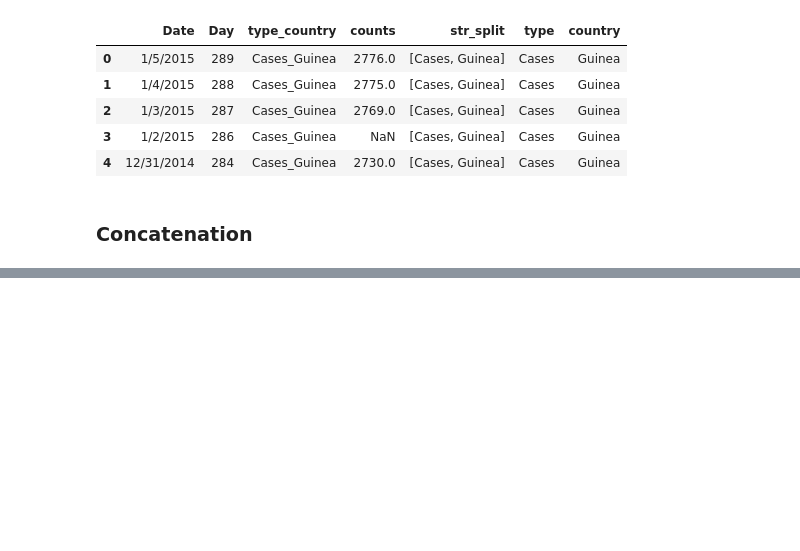
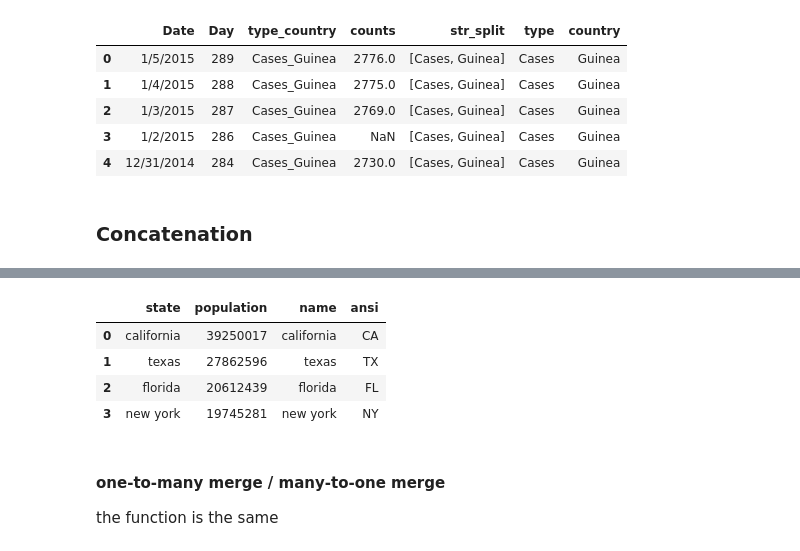
Before and after one commit to tanny411/Data-Camp, a Jupyter notebook: Datascience with Python career track/course 7 cleaning-data-in-python/cleaning_data_in_python.ipynb, the cells around one changed output, grey strips where cells are left out. Cells and saved outputs as stored; diff of their text form; code cells hidden in the pictures; blank space fills up the shorter version.

```diff
--- a/Datascience with Python career track/course 7 cleaning-data-in-python/cleaning_data_in_python.ipynb
+++ b/Datascience with Python career track/course 7 cleaning-data-in-python/cleaning_data_in_python.ipynb
@@ -420,0 +466,12 @@ ebola_melt.head()
+# %%
+import pandas as pd
+dc = {
+    'state' : ['california','texas','florida','new york'],
+    'population' : [39250017,27862596,20612439,19745281]
+}
+dc2 = {
+    'name' : ['california','texas','florida','new york'],
+    'ansi' : ['CA','TX','FL','NY']
+}
+df1 = pd.DataFrame(dc)
+df2 = pd.DataFrame(dc2)
@@ -420,0 +494,12 @@ ebola_melt.head()
+# %%
+pd.merge(left=df1,right=df2, on=None, left_on='state',right_on='name')
+# %% [output]
+|  | state | population | name | ansi |
+| 0 | california | 39250017 | california | CA |
+| 1 | texas | 27862596 | texas | TX |
+| 2 | florida | 20612439 | florida | FL |
+| 3 | new york | 19745281 | new york | NY |
+# %% [markdown]
+#### one-to-many merge / many-to-one merge
+
+the function is the same
```
Also changed, not shown: parts of 72 cells of this notebook.
